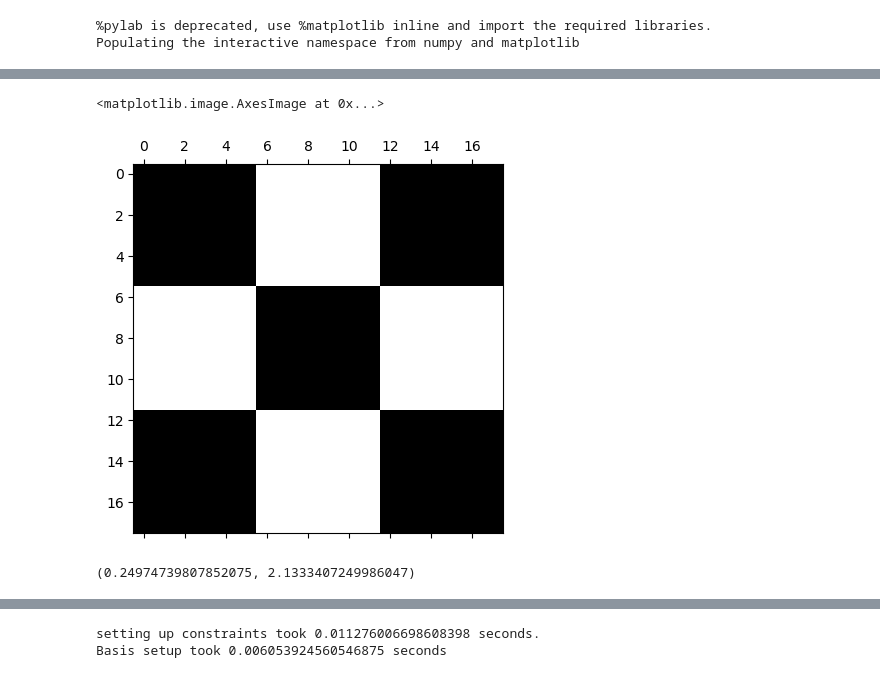
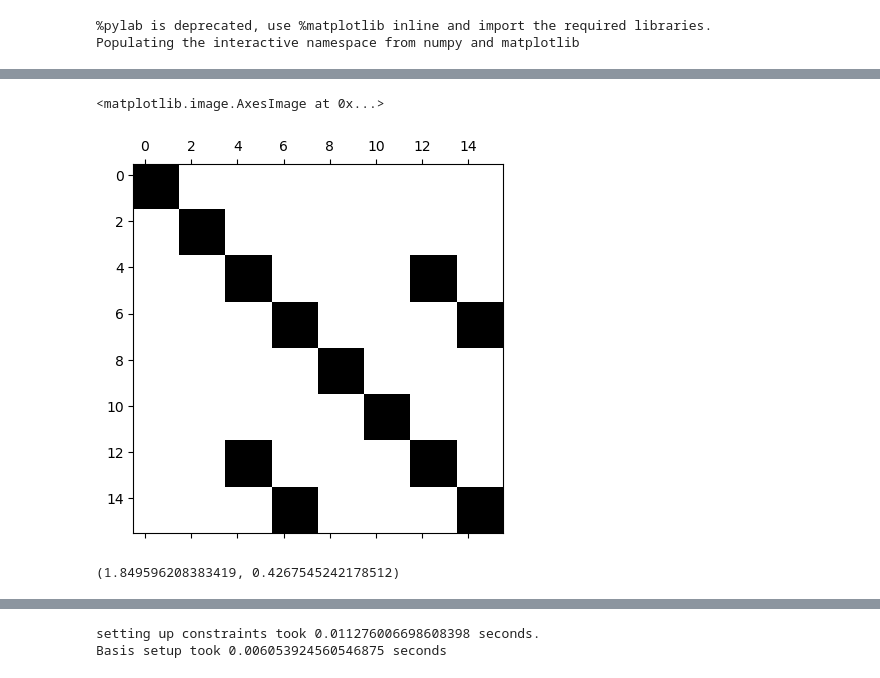
Before and after one commit to Stefan714/pyiga, a Jupyter notebook: notebooks/IETI.ipynb, the cells around one changed output, grey strips where cells are left out. Saved outputs shown, nothing was run; the diff lists cells and outputs as text; code cells hidden in the pictures.

```diff
--- a/notebooks/IETI.ipynb
+++ b/notebooks/IETI.ipynb
@@ -587,13 +587,15 @@ def MsD_deluxe_Op(I):
 def MsD_deluxe_whole(I):
     S = [np.zeros(s.shape) for s in I.S]
     B = []
+    C=[]
     for p in range(I.space.numpatches):
         c = I.Ck[p]@I.R_skeleton[p].T
-        S_inv = np.linalg.inv(I.S[p])
-        S_inv = np.linalg.inv(scipy.sparse.bmat([[I.S[p],c.T],[c,None]]).toarray())[:I.R_skeleton[p].shape[0],:I.R_skeleton[p].shape[0]]
+        C.append(c)
         B.append(I.B_gamma[:,I.S_ofs[p]:I.S_ofs[p+1]])
         for b in range(4):
             if (p,b) in I.R_interfaces:
                 R = I.R_interfaces[(p,b)]@I.R_skeleton[p].T
-                S[p] += R.T@R@S_inv@R.T@R
-    return np.linalg.inv(np.array([b@(s)@b.T for p,(s,b) in enumerate(zip(S,B))]).sum(axis=0))#+ I.B_gamma@I.Psi_gamma@np.linalg.inv(I.S_prim)@I.Psi_gamma.T@I.B_gamma.T)
+                S[p] += R.T@R@I.S[p]@R.T@R
+    #print(scipy.sparse.bmat([[S[p],c.T],[c,None]]))
+    #print(I.B_gamma@I.Psi_gamma@np.linalg.inv(I.S_prim)@I.Psi_gamma.T@I.B_gamma.T)
+    return np.linalg.inv(np.array([b@(np.linalg.inv(scipy.sparse.bmat([[S[p],c.T],[c,None]]).toarray())[:S[p].shape[0],:S[p].shape[0]])@b.T for p,(s,b,c) in enumerate(zip(S,B,C))]).sum(axis=0))# + I.B_gamma@I.Psi_gamma@np.linalg.inv(I.S_prim)@I.Psi_gamma.T@I.B_gamma.T)
@@ -684,6 +707,6 @@ array([[ 3.86211e-01,  3.75132e-03, -4.71484e-02,  4.24126e-02, -1.08439e-02, -1
-# %%
-spy(MsD2)
-# %% [output]
-<matplotlib.image.AxesImage at 0x...>
-[figure, removed]
+# %%
+spy(MsD)
+# %% [output]
+<matplotlib.image.AxesImage at 0x...>
+[figure, added]
 # %%
@@ -691,4 +714,4 @@ eig = np.linalg.eig(MsD2@F_mat)
 # %%
-min(eig[0]), max(eig[0])
+max(abs(eig[0])),min(abs(eig[0]))
 # %% [output]
-(0.24974739807852075, 2.1333407249986047)
+(1.849596208383419, 0.4267545242178512)
```
Also changed, not shown: parts of 8 cells of this notebook.
